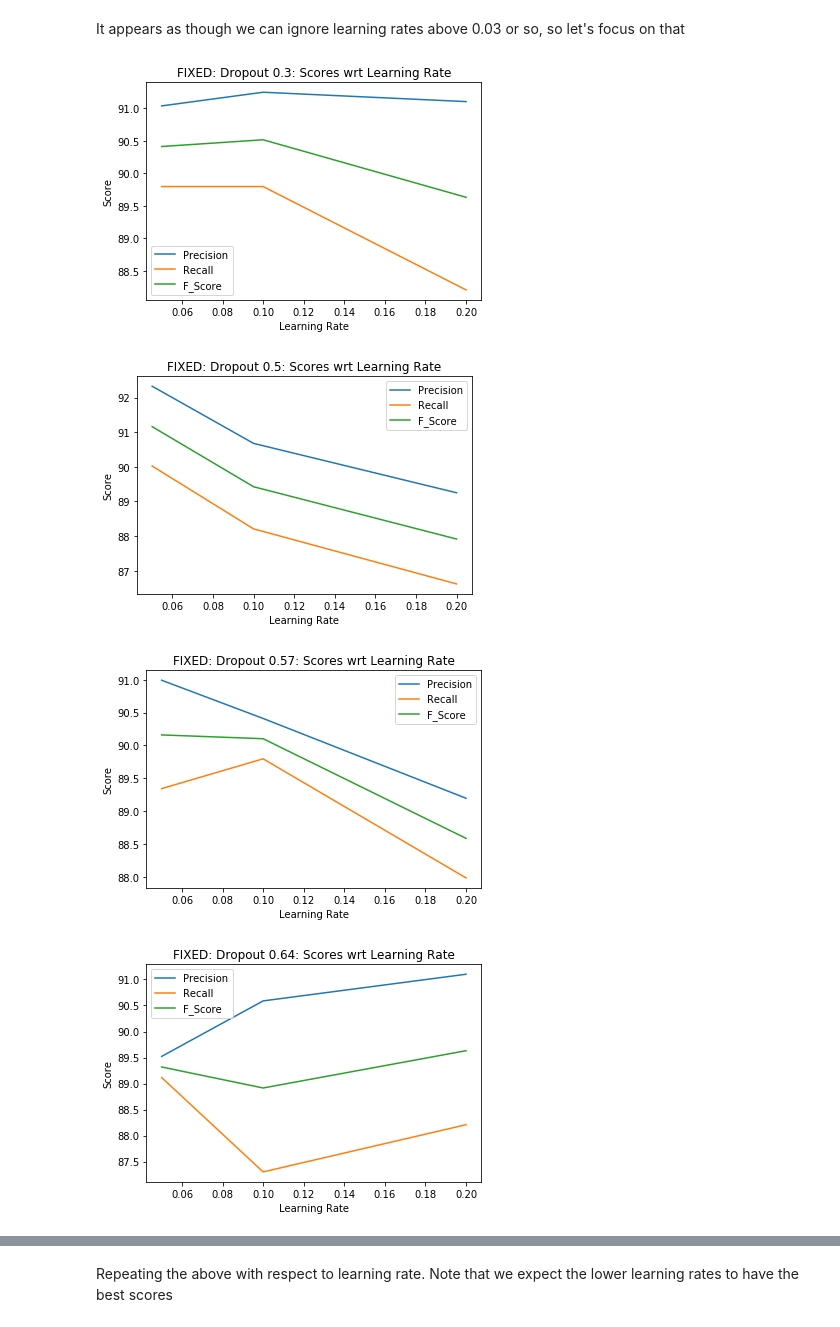
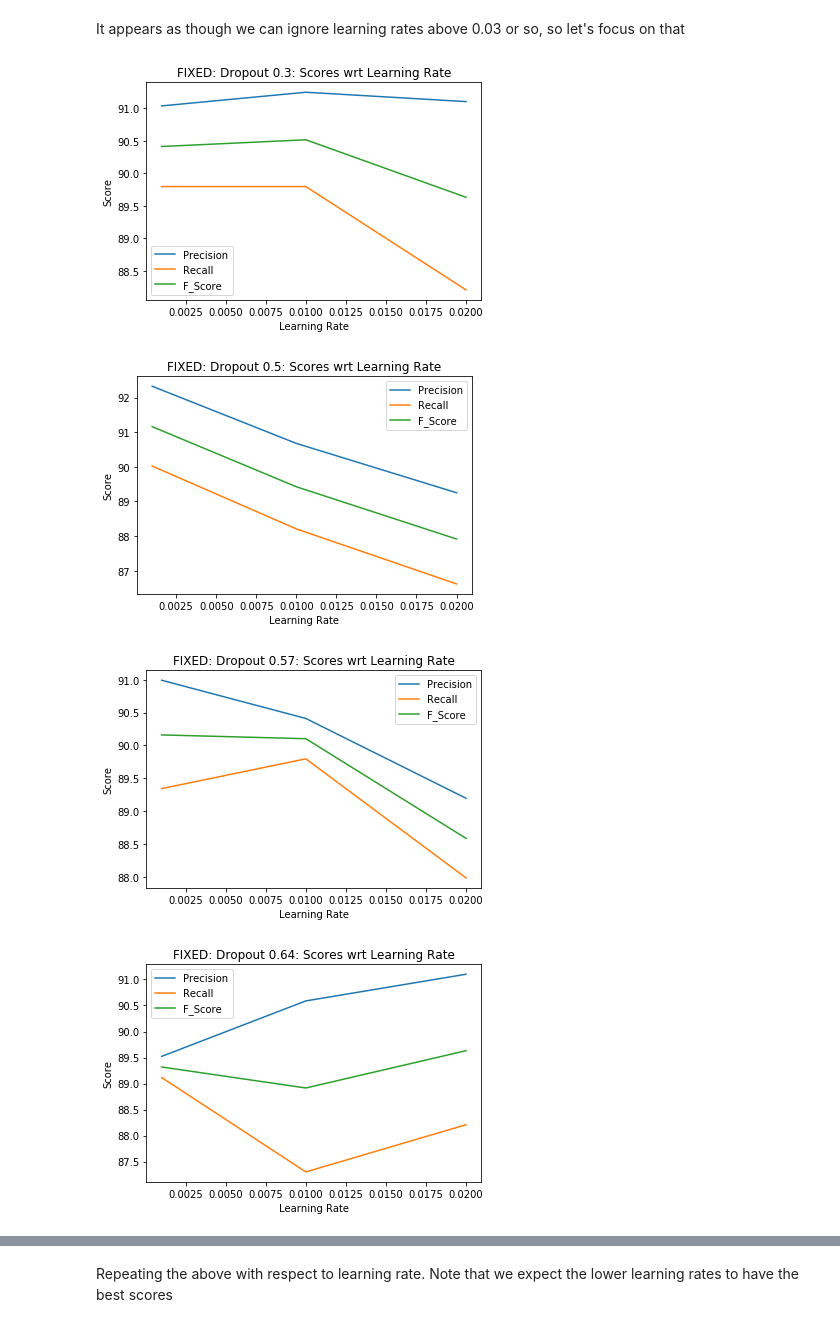
Before and after one commit to slavesocieties/ssda-nlp, a Jupyter notebook: 70-exhaustive-training.ipynb, the cells around one changed output, grey strips where cells are left out. Saved outputs shown, nothing was run; the diff lists cells and outputs as text; code cells hidden in the pictures.

```diff
--- a/70-exhaustive-training.ipynb
+++ b/70-exhaustive-training.ipynb
@@ -43,16 +42,0 @@ fix_random_seed(seed)
-# %%
-#no_test
-
-collated_df1 = prodigy_output_to_collated_df("transcriptions/15834_annot.jsonl")
-collated_df2 = prodigy_output_to_collated_df("transcriptions/239746_annot.jsonl")
-collated_df3 = prodigy_output_to_collated_df("transcriptions/419324_annot.jsonl")
-
-collated_df = collated_df1
-
-print(collated_df1.shape)
-print(collated_df2.shape)
-print(collated_df3.shape)
-
-display(collated_df1.head())
-display(collated_df2.head())
-display(collated_df3.head())
@@ -361,15 +369,21 @@ It appears as though we can ignore learning rates above 0.03 or so, so let's foc
 # %%
 #no_test
 
+my_lr = [0.001, 0.01, 0.02, 0.05, 0.1, 0.2]
+my_dps = [0.3, 0.5, 0.57, 0.64, 0.7]
+
 #Selecting trials where the Learning_Rate is greater than some desired value
-min_lr = 0.03
-my_lr = [i for i in my_lr if i >= min_lr]
+#min_lr = 0.03
+#my_lr = [i for i in my_lr if i >= min_lr]
 
-dps3f = dps3.loc[dps3['Learning_Rate'] <= min_lr]
-dps5f = dps5.loc[dps5['Learning_Rate'] <= min_lr]
-dps57f = dps57.loc[dps57['Learning_Rate'] <= min_lr]
-dps64f = dps64.loc[dps64['Learning_Rate'] <= min_lr]
-dps7f = dps7.loc[dps7['Learning_Rate'] <= min_lr]
+max_lr = 0.03
+my_lr = [i for i in my_lr if i <= max_lr]
+
+dps3f = dps3.loc[dps3['Learning_Rate'] <= max_lr]
+dps5f = dps5.loc[dps5['Learning_Rate'] <= max_lr]
+dps57f = dps57.loc[dps57['Learning_Rate'] <= max_lr]
+dps64f = dps64.loc[dps64['Learning_Rate'] <= max_lr]
+dps7f = dps7.loc[dps7['Learning_Rate'] <= max_lr]
 
 #Plotting again
 plt.figure(1)
@@ -415,34 +429,34 @@ plt.legend()
 plt.show()
 
 plt.figure(4)
 #plt.subplot(511)
 dps64f_precision = dps64f['Precision'].tolist()
 dps64f_recall = dps64f['Recall'].tolist()
 dps64f_f = dps64f['F_Score'].tolist()
 plt.plot(my_lr, dps64f_precision, label='Precision')
 plt.plot(my_lr, dps64f_recall, label='Recall')
 plt.plot(my_lr, dps64f_f, label='F_Score')
 plt.xlabel('Learning Rate')
 plt.ylabel('Score')
 plt.title('FIXED: Dropout 0.64: Scores wrt Learning Rate')
 plt.legend()
 plt.show()
 
 plt.figure(5)
 #plt.subplot(511)
 dps7f_precision = dps7f['Precision'].tolist()
 dps7f_recall = dps7f['Recall'].tolist()
 dps7f_f = dps7f['F_Score'].tolist()
 plt.plot(my_lr, dps7f_precision, label='Precision')
 plt.plot(my_lr, dps7f_recall, label='Recall')
 plt.plot(my_lr, dps7f_f, label='F_Score')
 plt.xlabel('Learning Rate')
 plt.ylabel('Score')
 plt.title('FIXED: Dropout 0.7: Scores wrt Learning Rate')
 plt.legend()
 plt.show()
 # %% [output]
-[figure, old version]
+[figure, new version]
-[figure, old version]
+[figure, new version]
-[figure, old version]
+[figure, new version]
-[figure, old version]
+[figure, new version]
```
Also changed, not shown: parts of 11 cells of this notebook.
